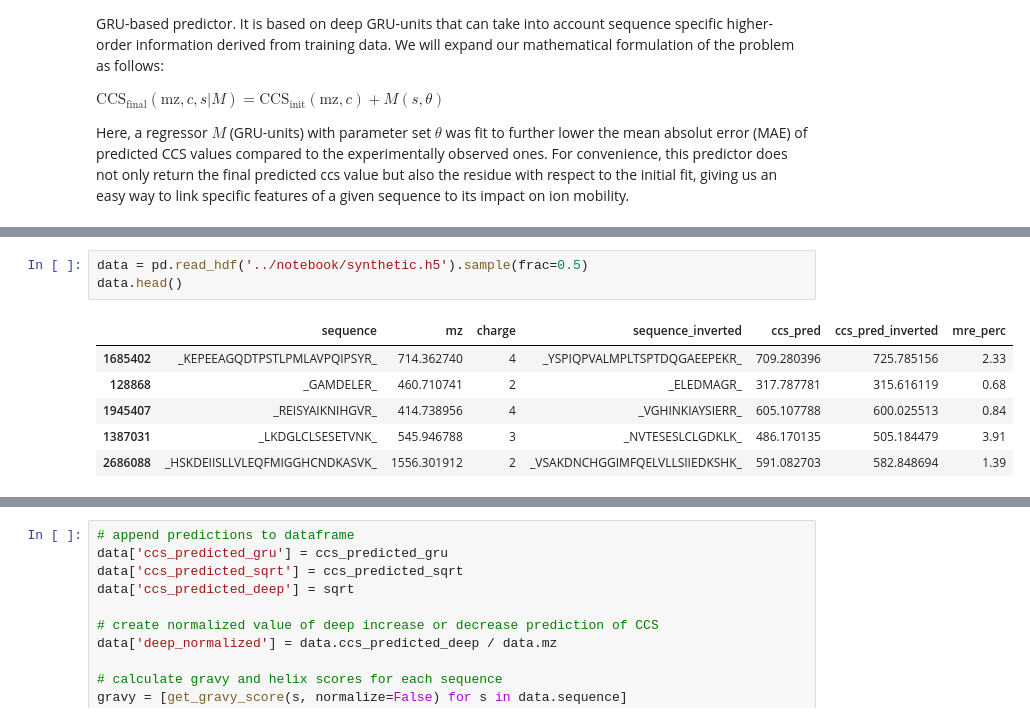
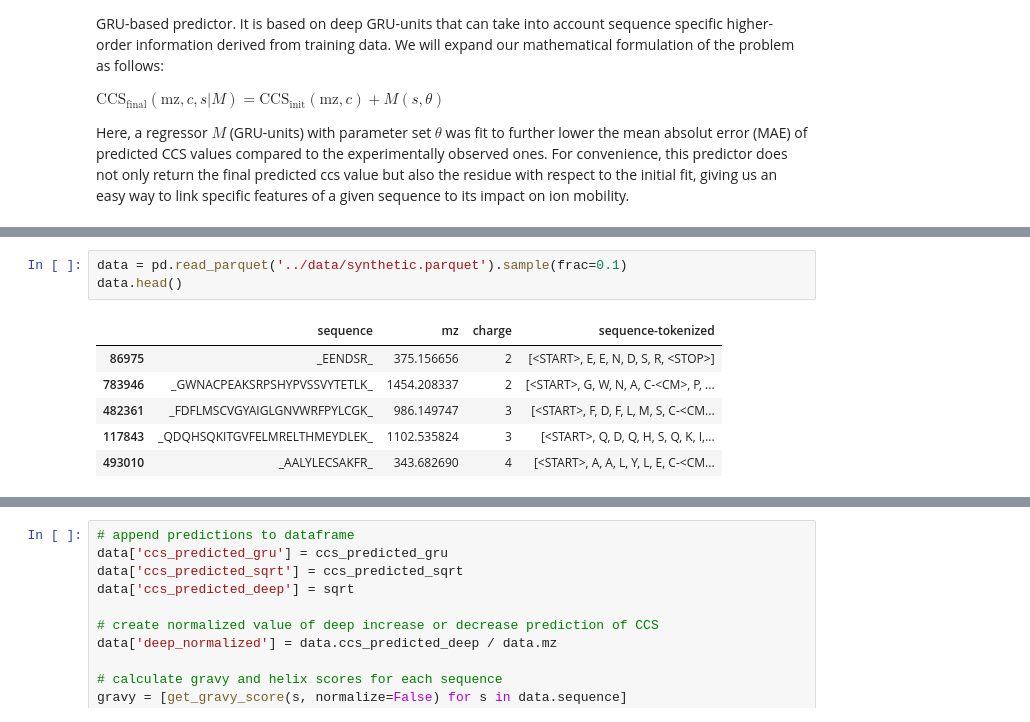
Before and after one commit to theGreatHerrLebert/ionmob, a Jupyter notebook: notebook/MobilityDrivingFactors.ipynb, the cells around one changed output, grey strips where cells are left out. Saved outputs shown, nothing was run; the diff lists cells and outputs as text.

```diff
--- a/notebook/MobilityDrivingFactors.ipynb
+++ b/notebook/MobilityDrivingFactors.ipynb
@@ -33,13 +34,13 @@ from ionmob.preprocess.data import get_tf_dataset, sqrt_model_dataset
 # %%
-data = pd.read_hdf('../notebook/synthetic.h5').sample(frac=0.5)
+data = pd.read_parquet('../data/synthetic.parquet').sample(frac=0.1)
 data.head()
 # %% [output]
-|  | sequence | mz | charge | sequence_inverted | ccs_pred | ccs_pred_inverted | mre_perc |
-| 1685402 | _KEPEEAGQDTPSTLPMLAVPQIPSYR_ | 714.362740 | 4 | _YSPIQPVALMPLTSPTDQGAEEPEKR_ | 709.280396 | 725.785156 | 2.33 |
-| 128868 | _GAMDELER_ | 460.710741 | 2 | _ELEDMAGR_ | 317.787781 | 315.616119 | 0.68 |
-| 1945407 | _REISYAIKNIHGVR_ | 414.738956 | 4 | _VGHINKIAYSIERR_ | 605.107788 | 600.025513 | 0.84 |
-| 1387031 | _LKDGLCLSESETVNK_ | 545.946788 | 3 | _NVTESESLCLGDKLK_ | 486.170135 | 505.184479 | 3.91 |
-| 2686088 | _HSKDEIISLLVLEQFMIGGHCNDKASVK_ | 1556.301912 | 2 | _VSAKDNCHGGIMFQELVLLSIIEDKSHK_ | 591.082703 | 582.848694 | 1.39 |
+|  | sequence | mz | charge | sequence-tokenized |
+| 86975 | _EENDSR_ | 375.156656 | 2 | [<START>, E, E, N, D, S, R, <STOP>] |
+| 783946 | _GWNACPEAKSRPSHYPVSSVYTETLK_ | 1454.208337 | 2 | [<START>, G, W, N, A, C-<CM>, P, ... |
+| 482361 | _FDFLMSCVGYAIGLGNVWRFPYLCGK_ | 986.149747 | 3 | [<START>, F, D, F, L, M, S, C-<CM... |
+| 117843 | _QDQHSQKITGVFELMRELTHMEYDLEK_ | 1102.535824 | 3 | [<START>, Q, D, Q, H, S, Q, K, I,... |
+| 493010 | _AALYLECSAKFR_ | 343.682690 | 4 | [<START>, A, A, L, Y, L, E, C-<CM... |
 # %%
 gruModel = tf.keras.models.load_model('../../ionmob/pretrained-models/GRUPredictor/')
 sqrtModel = tf.keras.models.load_model('../../ionmob/pretrained-models/SqrtModel/')
```
Also changed, not shown: parts of 4 cells of this notebook, 1 other file.
